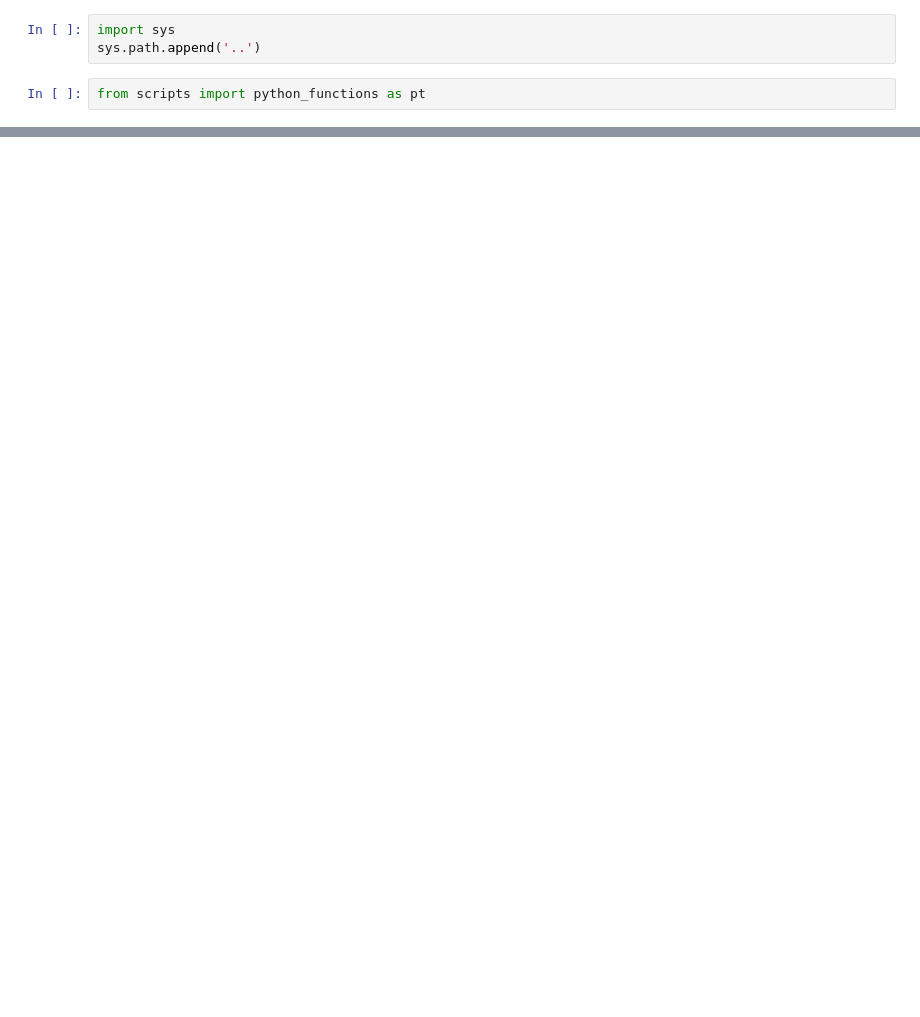
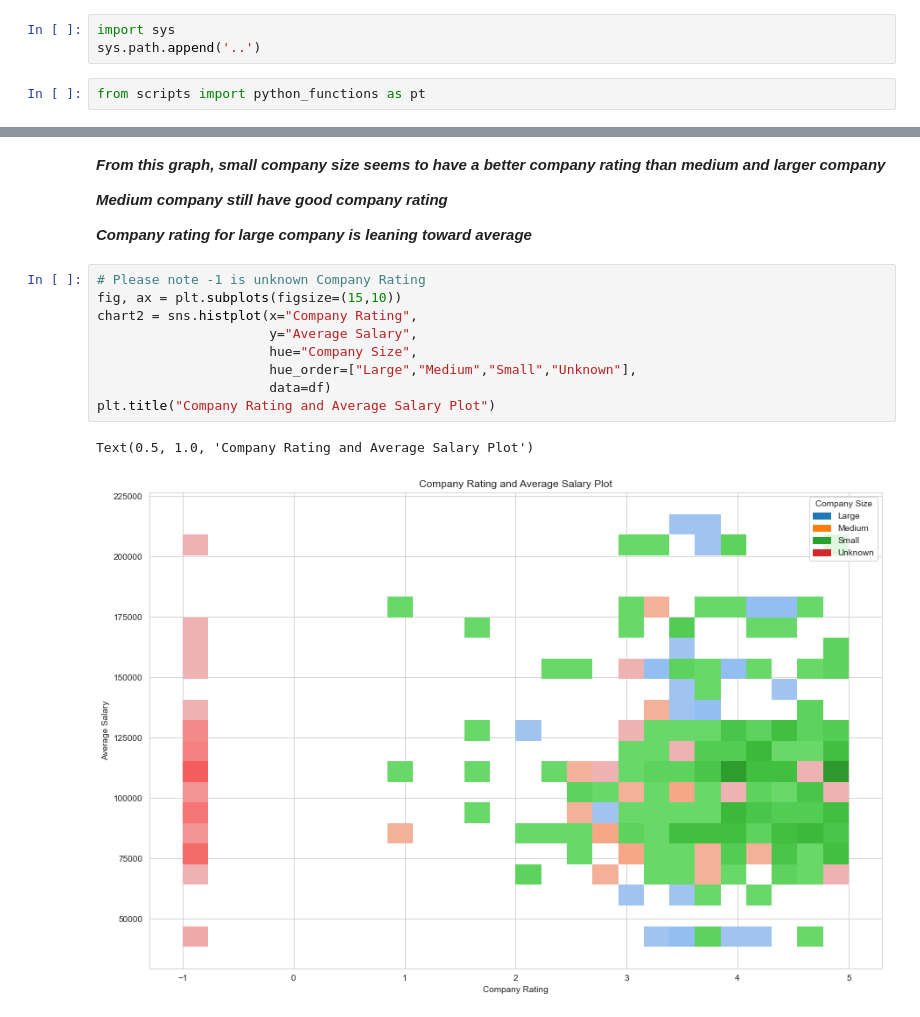
Before and after one commit to data301-2021-summer2/project-group31-project, a Jupyter notebook: analysis/Analysis Notebook.ipynb, the cells around one changed output, grey strips where cells are left out. Saved outputs shown, nothing was run; the diff lists cells and outputs as text; blank space fills up the shorter version.

```diff
--- a/analysis/Analysis Notebook.ipynb
+++ b/analysis/Analysis Notebook.ipynb
@@ -25,0 +31,18 @@ See the caveats in the documentation: https://pandas.pydata.org/pandas-docs/stab
+# %% [markdown]
+***From this graph, small company size seems to have a better company rating than medium and larger company***
+
+***Medium company still have good company rating***
+
+***Company rating for large company is leaning toward average***
+# %%
+# Please note -1 is unknown Company Rating
+fig, ax = plt.subplots(figsize=(15,10))
+chart2 = sns.histplot(x="Company Rating",
+                      y="Average Salary",
+                      hue="Company Size",
+                      hue_order=["Large","Medium","Small","Unknown"],
+                      data=df)
+plt.title("Company Rating and Average Salary Plot")
+# %% [output]
+Text(0.5, 1.0, 'Company Rating and Average Salary Plot')
+[figure, added]
```
Also changed, not shown: parts of 10 cells of this notebook.
